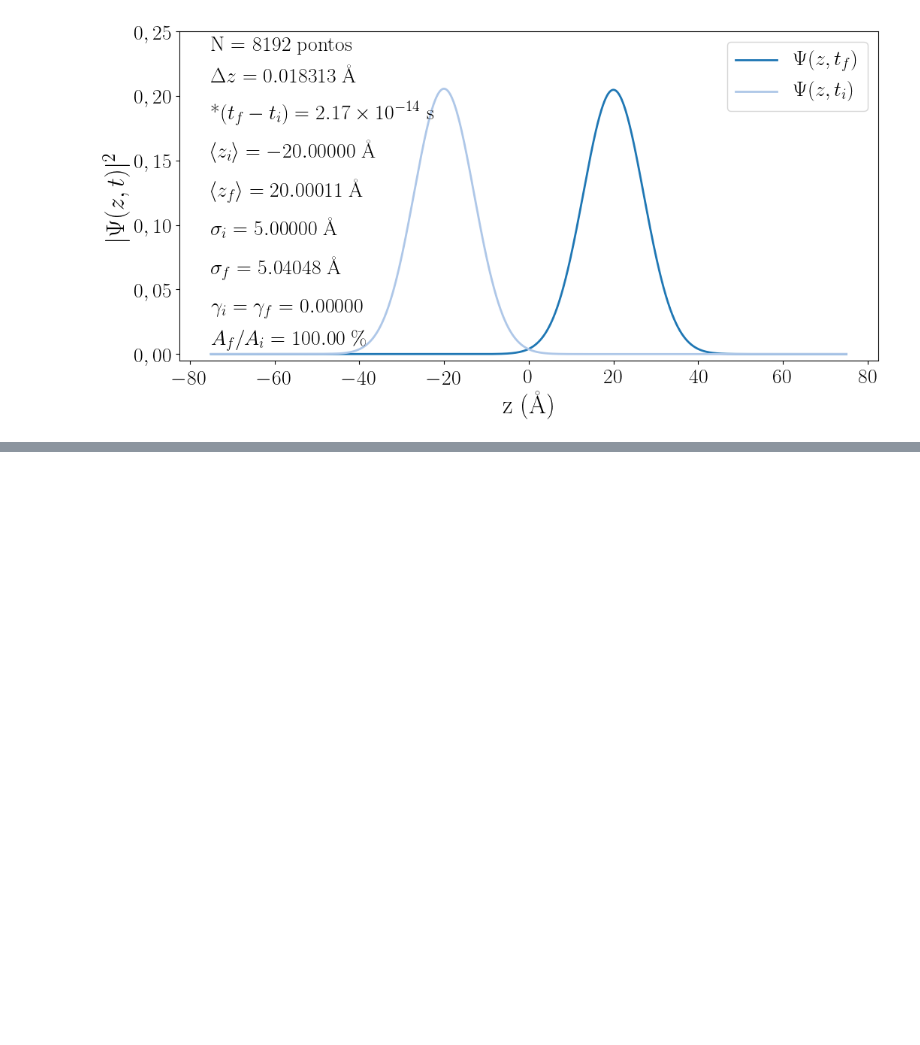
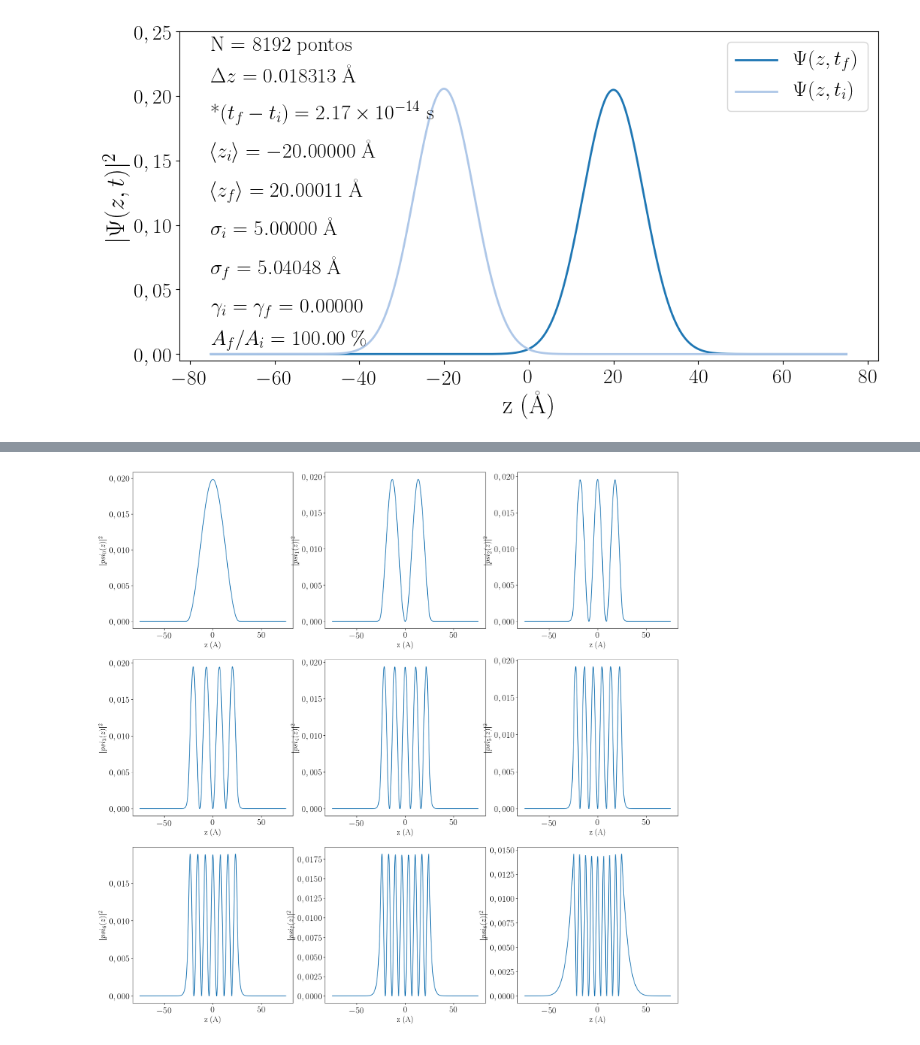
Before and after one commit to thiagolcmelo/quantum-modules, a Jupyter notebook: poco-duplo-assimetrico.ipynb, the cells around one changed output, grey strips where cells are left out. Saved outputs shown, nothing was run; the diff lists cells and outputs as text; code cells hidden in the pictures; blank space fills up the shorter version.

```diff
--- a/poco-duplo-assimetrico.ipynb
+++ b/poco-duplo-assimetrico.ipynb
@@ -418,0 +421,3 @@ plt.savefig('pacote_onda_plana_solucao_analitica.png', bbox_inches='tight')
+# %%
+device = QuantumWell(well_length=50.0, well_height=1.0, N=2048, dt=1e-18)
+device.evolve_imaginary(precision=1e-4)
@@ -418,0 +431,3 @@ plt.savefig('pacote_onda_plana_solucao_analitica.png', bbox_inches='tight')
+# %%
+device.analytical_eigenvalues = np.array(device.analytical_solution())
+device.analytical_eigenvalues
@@ -418,0 +452,12 @@ plt.savefig('pacote_onda_plana_solucao_analitica.png', bbox_inches='tight')
+# %%
+fix, axs = plt.subplots(3,3, figsize=(22,22))
+for i in range(3):
+    for j in range(3):
+        if (3*i+j) >= len(device.eigenstates):
+            continue
+        axs[i,j].plot(device.z_ang, np.abs(device.eigenstates[3*i+j])**2)
+        axs[i,j].set_xlabel(r'z (A)')
+        axs[i,j].set_ylabel(r'$|psi_{%d} (z)|^2$' % (3*i+j))
+plt.show()
+# %% [output]
+[figure, added]
```
Also changed, not shown: parts of 12 cells of this notebook, 9 other files.
